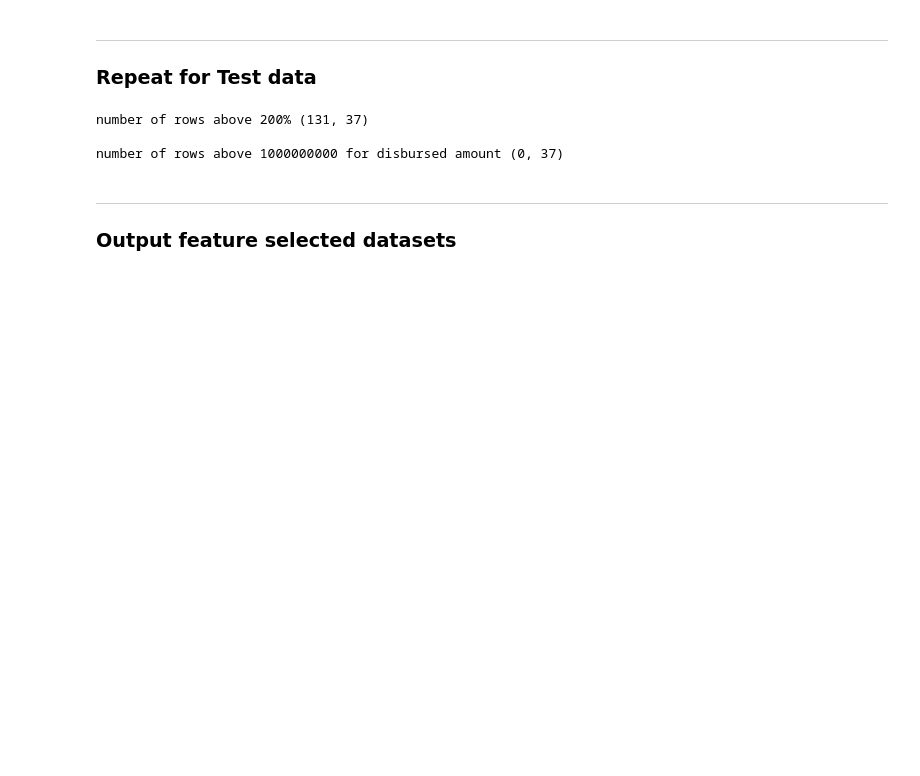
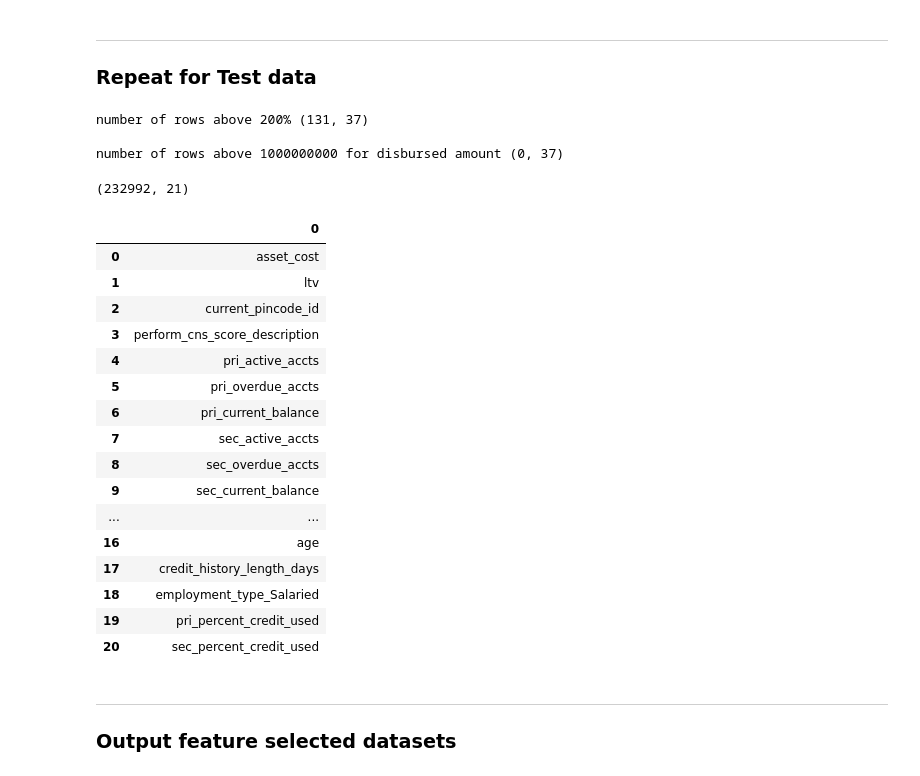
Before and after one commit to wiIliu/CSI4810_project_vehicleLoanDefaultPrediction, a Jupyter notebook: CSI4810_featureSelection.ipynb, the cells around one changed output. Saved outputs shown, nothing was run; the diff lists cells and outputs as text; code cells hidden in the pictures; blank space fills up the shorter version.

```diff
--- a/CSI4810_featureSelection.ipynb
+++ b/CSI4810_featureSelection.ipynb
@@ -340,6 +335,30 @@ test = test.drop(['passport_flag', 'driving_flag', 'aadhar_flag',
                     'pri_disbursed_amount','disbursed_amount','pri_no_of_accts',
                     'sec_sanctioned_amount','sec_no_of_accts','perform_cns_score',
                     'pri_sanctioned_amount','avg_acct_age_days'],axis=1)
+# %%
+train.shape
+# %% [output]
+(232992, 21)
+# %%
+pd.DataFrame(train.columns)
+# %% [output]
+|  | 0 |
+| 0 | asset_cost |
+| 1 | ltv |
+| 2 | current_pincode_id |
+| 3 | perform_cns_score_description |
+| 4 | pri_active_accts |
+| 5 | pri_overdue_accts |
+| 6 | pri_current_balance |
+| 7 | sec_active_accts |
+| 8 | sec_overdue_accts |
+| 9 | sec_current_balance |
+| ... | ... |
+| 16 | age |
+| 17 | credit_history_length_days |
+| 18 | employment_type_Salaried |
+| 19 | pri_percent_credit_used |
+| 20 | sec_percent_credit_used |
 # %% [markdown]
 ---
 ### Output feature selected datasets
```
Also changed, not shown: parts of 7 cells of this notebook.
